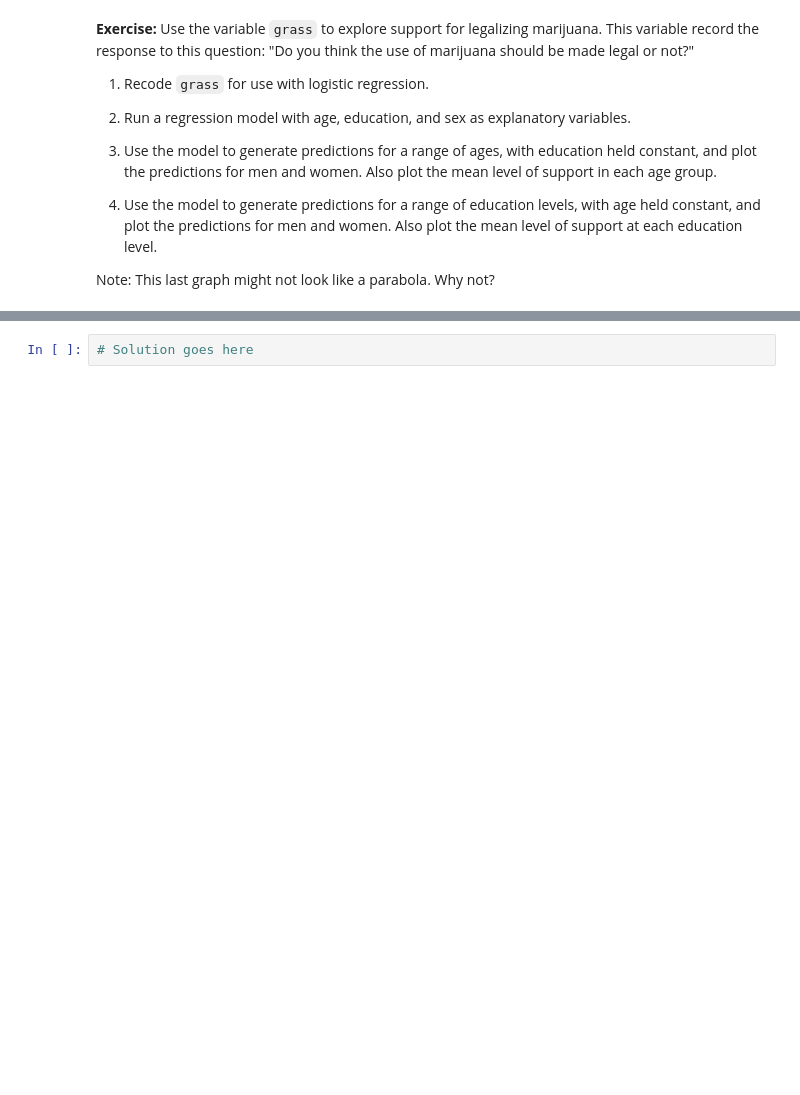
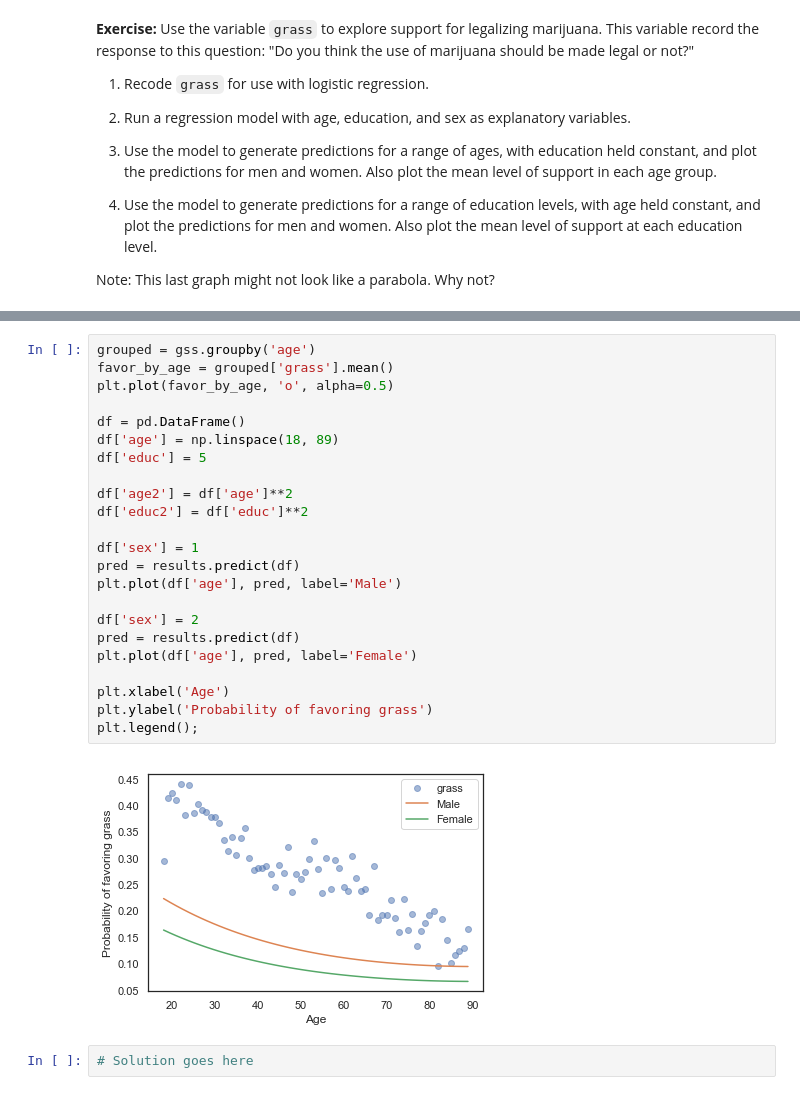
Before and after one commit to gsidsid/ThinkStats2, a Jupyter notebook: homeworks/homework04.ipynb, the cells around one changed output, grey strips where cells are left out. Saved outputs shown, nothing was run; the diff lists cells and outputs as text; blank space fills up the shorter version.

```diff
--- a/homeworks/homework04.ipynb
+++ b/homeworks/homework04.ipynb
@@ -711,3 +696,28 @@ plt.legend();
+# %%
+grouped = gss.groupby('age')
+favor_by_age = grouped['grass'].mean()
+plt.plot(favor_by_age, 'o', alpha=0.5)
+
+df = pd.DataFrame()
+df['age'] = np.linspace(18, 89)
+df['educ'] = 5
+
+df['age2'] = df['age']**2
+df['educ2'] = df['educ']**2
+
+df['sex'] = 1
+pred = results.predict(df)
+plt.plot(df['age'], pred, label='Male')
+
+df['sex'] = 2
+pred = results.predict(df)
+plt.plot(df['age'], pred, label='Female')
+
+plt.xlabel('Age')
+plt.ylabel('Probability of favoring grass')
+plt.legend();
+# %% [output]
+[figure, added]
 # %%
 # Solution goes here
 # %%
```
Also changed, not shown: parts of 12 cells of this notebook.
